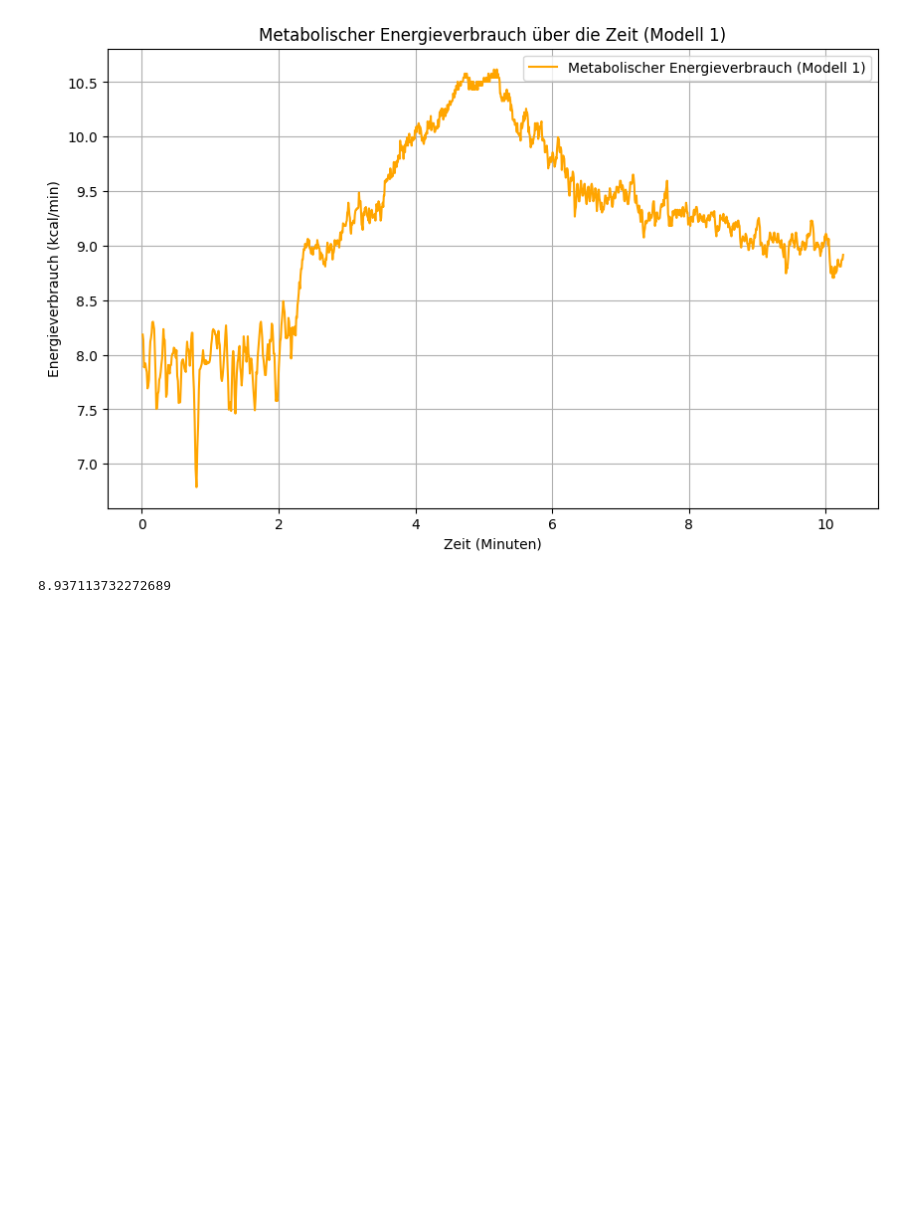
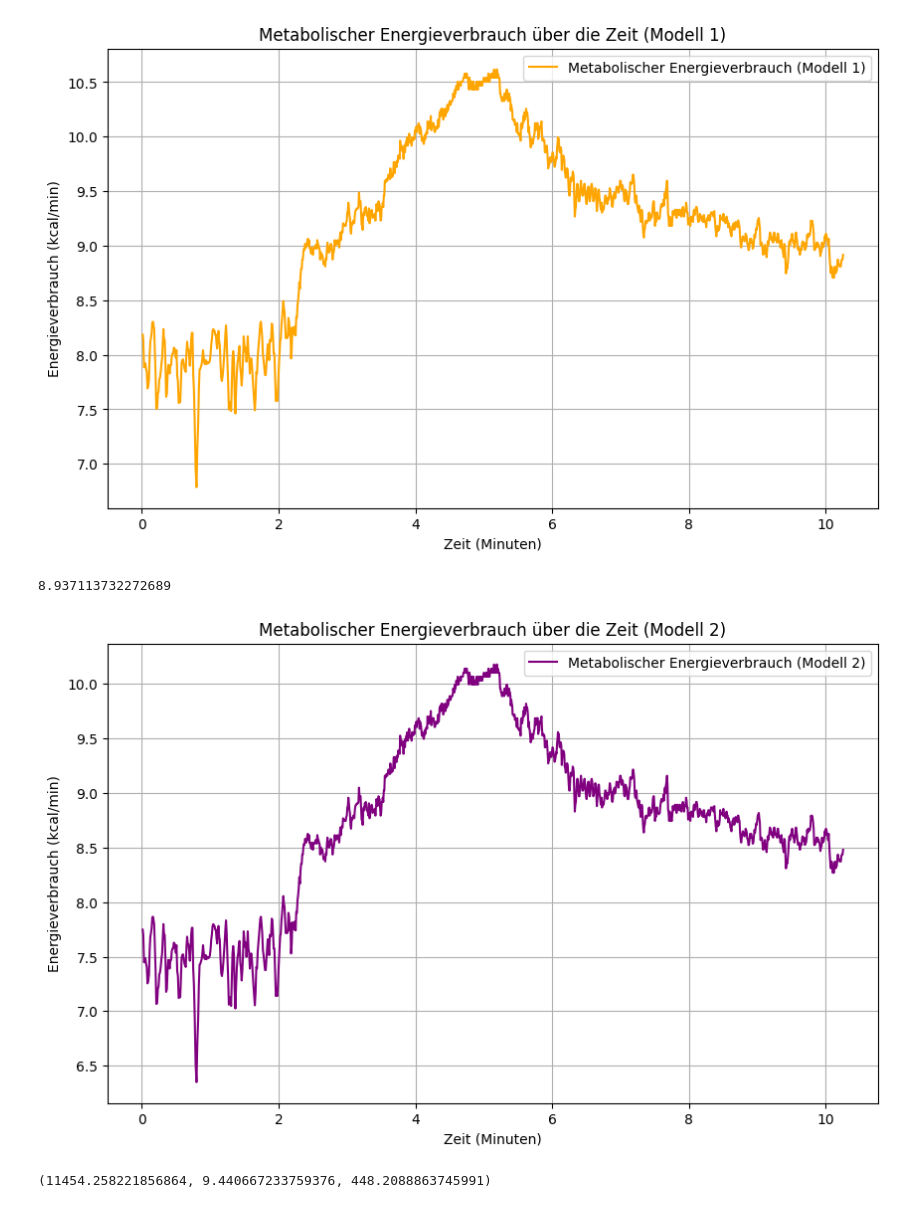
Before and after one commit to tomperg/Biosignalverarbeitung_Selbsthilfegruppe, a Jupyter notebook: MainCode2.ipynb, the cells around one changed output. Drawn from its saved outputs; the diff is of its cells as text; code cells hidden in the pictures; blank space fills up the shorter version.

Commit message:
modell 2

```diff
--- a/MainCode2.ipynb
+++ b/MainCode2.ipynb
@@ -399,45 +399,59 @@ relative_änderung_modell1
 [figure]
 8.937113732272689
 # %%
-# Aktualisierte Koeffizienten aus der Tabelle für Modell 3
-Konstante_modell3 = 0.84  # Konstante
-a_HRnet = 0.011  # Koeffizient für HRnet
-b_weight = 0.0054  # Koeffizient für Gewicht
-c_sex = -0.40  # Koeffizient für Geschlecht (0 = weiblich, 1 = männlich)
-d_activity = -0.73  # Koeffizient für Aktivitätsniveau (0 = niedrig, 1 = hoch)
-
-# Zusätzliche Interaktionsvariablen
-HR_weight_interaction = 0.00106  # Koeffizient für HRnet*Gewicht
-HR_sex_interaction = 0.010  # Koeffizient für HRnet*Geschlecht
-HR_activity_interaction = 0.049  # Koeffizient für HRnet*Aktivitätsniveau
+# Koeffizienten für Modell 2 aus der Tabelle
+Konstante_modell2 = 0.74  # Konstante
+a_HRR = 0.022  # Koeffizient für HRR
+b_weight = 0.0070  # Koeffizient für Gewicht
+c_sex = -0.30  # Koeffizient für Geschlecht (0 = weiblich, 1 = männlich)
+d_activity = -0.58  # Koeffizient für Aktivitätsniveau (0 = niedrig, 1 = hoch)
+a_HR = 0.045
 
 # Beispielwerte für die Berechnung
+HR = bpm
+HRR = (220-21)-76.89  # HRR steigt von 30% bis 80% des HF-Reservats über 60 Minuten
+Gewicht = 70  # Gewicht in kg
 Geschlecht = 1  # 0 = weiblich, 1 = männlich
 Aktivitätsniveau = 1  # 0 = niedrig, 1 = hoch
 
-
-# Berechnung des Energieverbrauchs pro Minute über die Zeit
-EE_values_modell3 = (
-    Konstante_modell3
-    + a_HRnet * HRnet_values
+# Berechnung des Energieverbrauchs pro Minute über die Zeit mit Modell 2
+EE_values_modell2 = (
+    Konstante_modell2
+    + a_HR * HR
+    + a_HRR * HRR
     + b_weight * Gewicht
     + c_sex * Geschlecht
     + d_activity * Aktivitätsniveau
-    + HR_weight_interaction * HRnet_values * Gewicht
-    + HR_sex_interaction * HRnet_values * Geschlecht
-    + HR_activity_interaction * HRnet_values * Aktivitätsniveau
 )
 
-# Plot des metabolischen Energieverbrauchs über die Zeit mit Modell 3
+# Plot des metabolischen Energieverbrauchs über die Zeit mit Modell 2
 plt.figure(figsize=(10, 6))
-plt.plot(zeit, EE_values_modell3, label="Metabolischer Energieverbrauch (Modell 3)", color="green")
+plt.plot(Rwave_t[1:]/60, EE_values_modell2, label="Metabolischer Energieverbrauch (Modell 2)", color="purple")
 plt.xlabel("Zeit (Minuten)")
 plt.ylabel("Energieverbrauch (kcal/min)")
-plt.title("Metabolischer Energieverbrauch über die Zeit (Modell 3)")
+plt.title("Metabolischer Energieverbrauch über die Zeit (Modell 2)")
 plt.legend()
 plt.grid()
 plt.show()
 
-# Relative Änderung des Energieverbrauchs (prozentual) für Modell 3
-relative_änderung_modell3 = ((EE_values_modell3[-1] - EE_values_modell3[0]) / EE_values_modell3[0]) * 100
-relative_änderung_modell3
+# Relative Änderung des Energieverbrauchs (prozentual) für Modell 2
+relative_änderung_modell2 = ((EE_values_modell2[-1] - EE_values_modell2[0]) / EE_values_modell2[0]) * 100
+
+# Berechnung des täglichen Kalorienbedarfs (Mifflin-St Jeor-Formel)
+Alter = 30  # Alter in Jahren
+Größe = 175  # Größe in cm
+# Männer
+BMR = (10 * Gewicht) + (6.25 * Größe) - (5 * Alter) + 5
+# Gesamtenergiebedarf mit Aktivitätsfaktor
+Aktivitätsfaktor = 1.55  # moderate Aktivität
+Gesamtenergiebedarf = BMR * Aktivitätsfaktor
+
+# Anteil des Energieverbrauchs am täglichen Kalorienbedarf
+EE_gesamt_kcal_modell2 = np.sum(EE_values_modell2)  # Gesamter Energieverbrauch (über die Zeit summiert)
+Anteil_Kalorienbedarf_modell2 = (EE_gesamt_kcal_modell2 / Gesamtenergiebedarf) * 100
+
+# Ergebnisse
+EE_gesamt_kcal_modell2, relative_änderung_modell2, Anteil_Kalorienbedarf_modell2
+# %% [output]
+[figure, added]
+(11454.258221856864, 9.440667233759376, 448.2088863745991)
```
